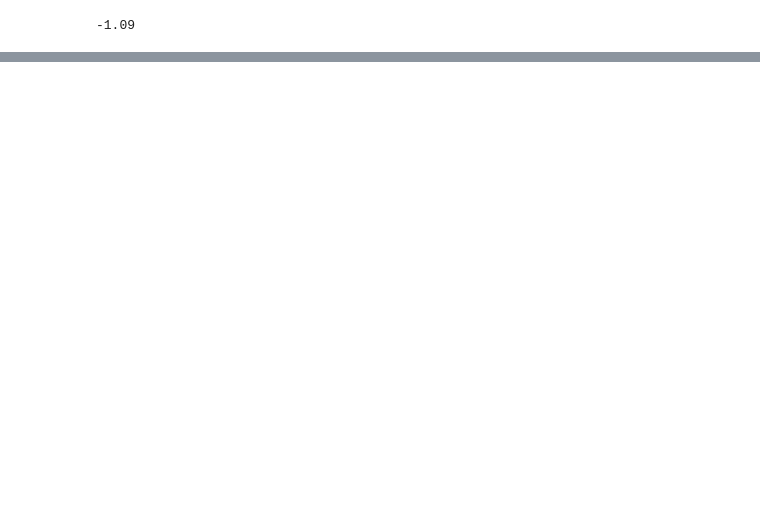
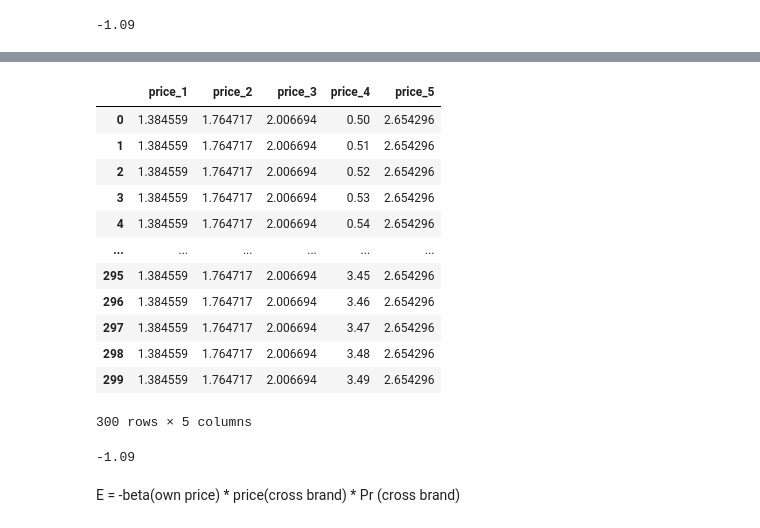
Before and after one commit to YM88/customer_segmentation, a Jupyter notebook: 02_predictive_analytics.ipynb, the cells around one changed output, grey strips where cells are left out. Saved outputs shown, nothing was run; the diff lists cells and outputs as text; code cells hidden in the pictures; blank space fills up the shorter version.

```diff
--- a/02_predictive_analytics.ipynb
+++ b/02_predictive_analytics.ipynb
@@ -601,0 +671,24 @@ own_price_plasticity_brand_5 =
+# %%
+#looking good
+df_brand5_cross_brand4
+# %% [output]
+|  | price_1 | price_2 | price_3 | price_4 | price_5 |
+| 0 | 1.384559 | 1.764717 | 2.006694 | 0.50 | 2.654296 |
+| 1 | 1.384559 | 1.764717 | 2.006694 | 0.51 | 2.654296 |
+| 2 | 1.384559 | 1.764717 | 2.006694 | 0.52 | 2.654296 |
+| 3 | 1.384559 | 1.764717 | 2.006694 | 0.53 | 2.654296 |
+| 4 | 1.384559 | 1.764717 | 2.006694 | 0.54 | 2.654296 |
+| ... | ... | ... | ... | ... | ... |
+| 295 | 1.384559 | 1.764717 | 2.006694 | 3.45 | 2.654296 |
+| 296 | 1.384559 | 1.764717 | 2.006694 | 3.46 | 2.654296 |
+| 297 | 1.384559 | 1.764717 | 2.006694 | 3.47 | 2.654296 |
+| 298 | 1.384559 | 1.764717 | 2.006694 | 3.48 | 2.654296 |
+| 299 | 1.384559 | 1.764717 | 2.006694 | 3.49 | 2.654296 |
+300 rows × 5 columns
+# %%
+pr_brand_4 = model_brand_choice.predict_proba(df_brand5_cross_brand4)[:,3] # probabilities of being brand 4
+beta5
+# %% [output]
+-1.09
+# %% [markdown]
+E = -beta(own price) \* price(cross brand) \* Pr (cross brand)
```
Also changed, not shown: parts of 45 cells of this notebook, 5 other files.
